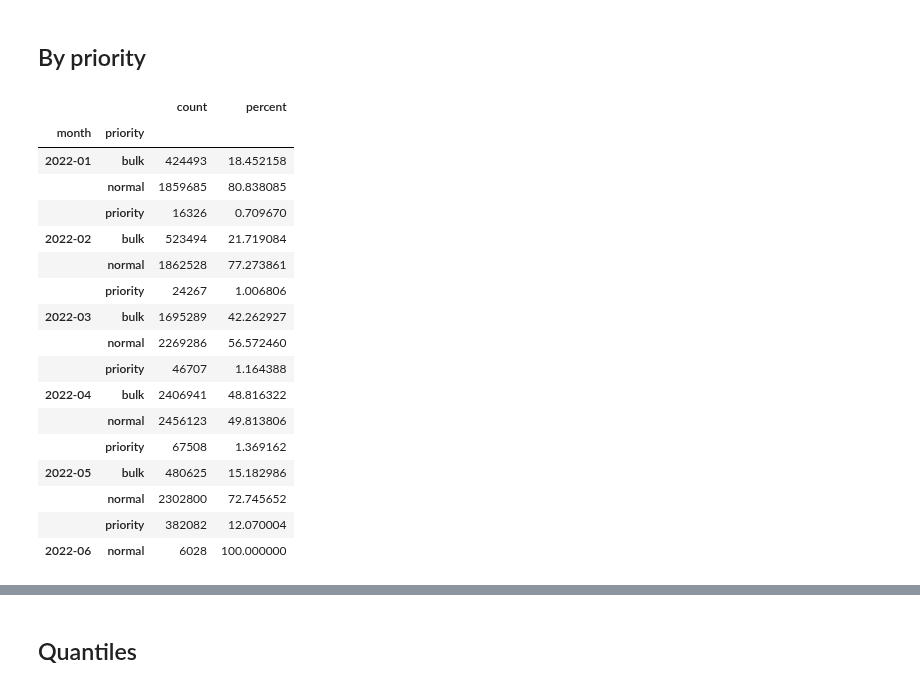
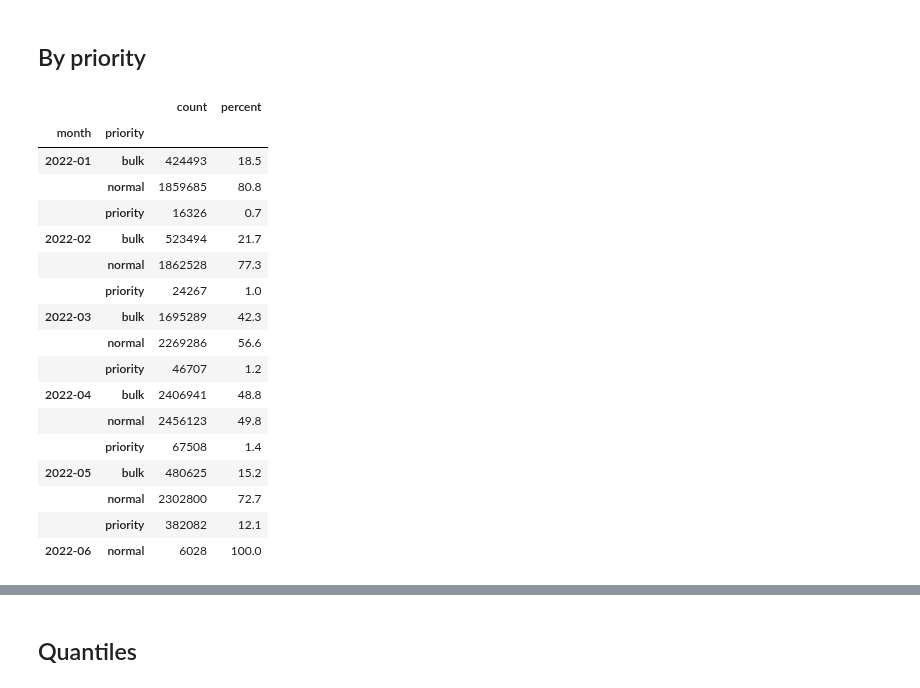
Before and after one commit to cds-snc/notification-adr, a Jupyter notebook: python/baseline_stats.ipynb, the cells around one changed output, grey strips where cells are left out. Cells and saved outputs as stored; diff of their text form; code cells hidden in the pictures.

```diff
--- a/python/baseline_stats.ipynb
+++ b/python/baseline_stats.ipynb
@@ -162,25 +179,25 @@ df_counts.set_index(['month', 'type'])
 # %%
 df_counts = df[['month', 'priority', 'processing_seconds']].groupby(['month', 'priority']).count()
 df_counts.columns = ['count']
 df_counts = df_counts.reset_index()
-df_counts['percent'] = df_counts.apply(lambda r: r['count'] / month_counts[r['month']] * 100, axis=1)
+df_counts['percent'] = df_counts.apply(lambda r: r['count'] / month_counts[r['month']] * 100, axis=1).round(1)
 df_counts.set_index(['month', 'priority'])
 # %% [output]
 |  |  | count | percent |
 | month | priority |  |  |
-| 2022-01 | bulk | 424493 | 18.452158 |
-|  | normal | 1859685 | 80.838085 |
-|  | priority | 16326 | 0.709670 |
-| 2022-02 | bulk | 523494 | 21.719084 |
-|  | normal | 1862528 | 77.273861 |
-|  | priority | 24267 | 1.006806 |
-| 2022-03 | bulk | 1695289 | 42.262927 |
-|  | normal | 2269286 | 56.572460 |
-|  | priority | 46707 | 1.164388 |
-| 2022-04 | bulk | 2406941 | 48.816322 |
-|  | normal | 2456123 | 49.813806 |
-|  | priority | 67508 | 1.369162 |
-| 2022-05 | bulk | 480625 | 15.182986 |
-|  | normal | 2302800 | 72.745652 |
-|  | priority | 382082 | 12.070004 |
-| 2022-06 | normal | 6028 | 100.000000 |
+| 2022-01 | bulk | 424493 | 18.5 |
+|  | normal | 1859685 | 80.8 |
+|  | priority | 16326 | 0.7 |
+| 2022-02 | bulk | 523494 | 21.7 |
+|  | normal | 1862528 | 77.3 |
+|  | priority | 24267 | 1.0 |
+| 2022-03 | bulk | 1695289 | 42.3 |
+|  | normal | 2269286 | 56.6 |
+|  | priority | 46707 | 1.2 |
+| 2022-04 | bulk | 2406941 | 48.8 |
+|  | normal | 2456123 | 49.8 |
+|  | priority | 67508 | 1.4 |
+| 2022-05 | bulk | 480625 | 15.2 |
+|  | normal | 2302800 | 72.7 |
+|  | priority | 382082 | 12.1 |
+| 2022-06 | normal | 6028 | 100.0 |
```
Also changed, not shown: parts of 10 cells of this notebook, 2 other files.
